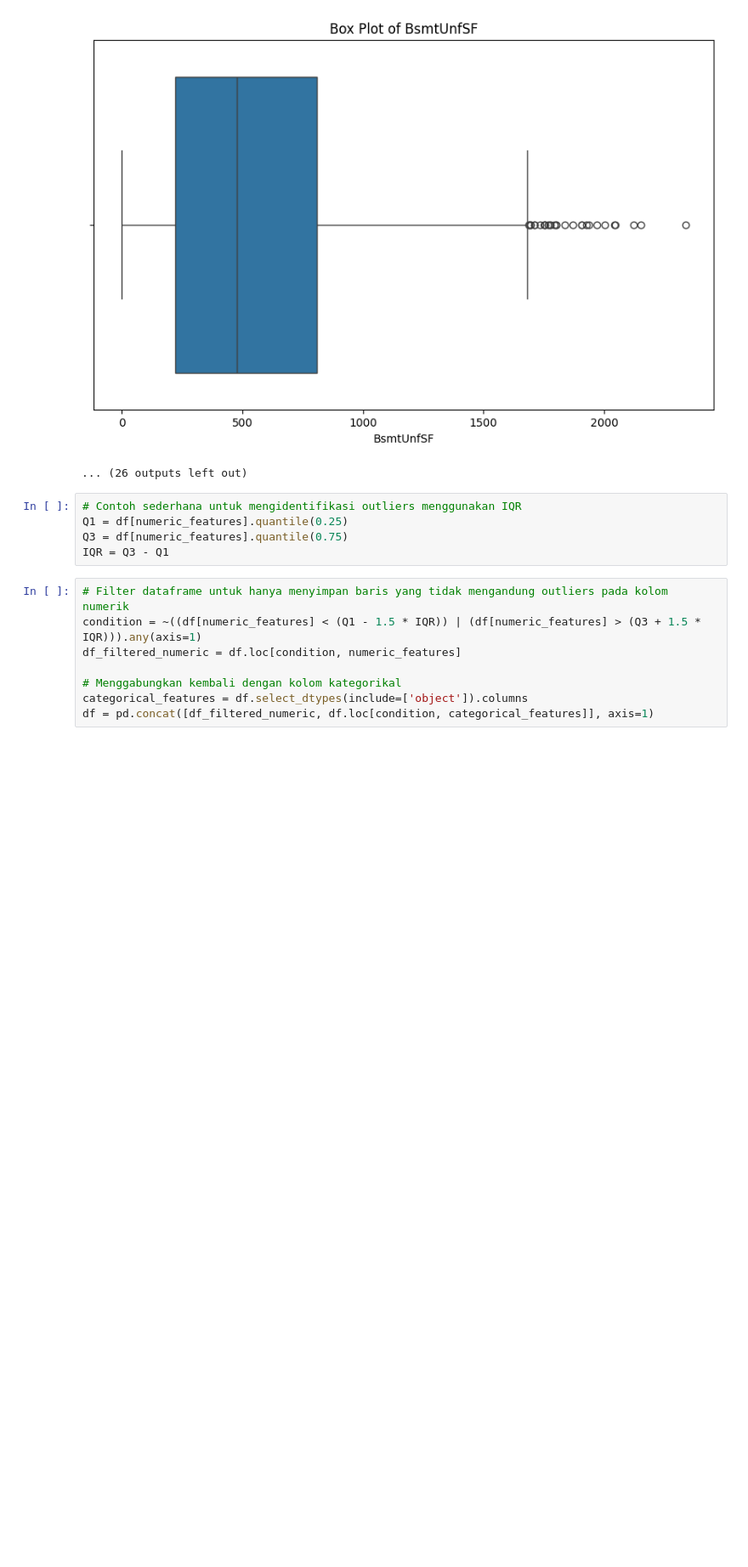
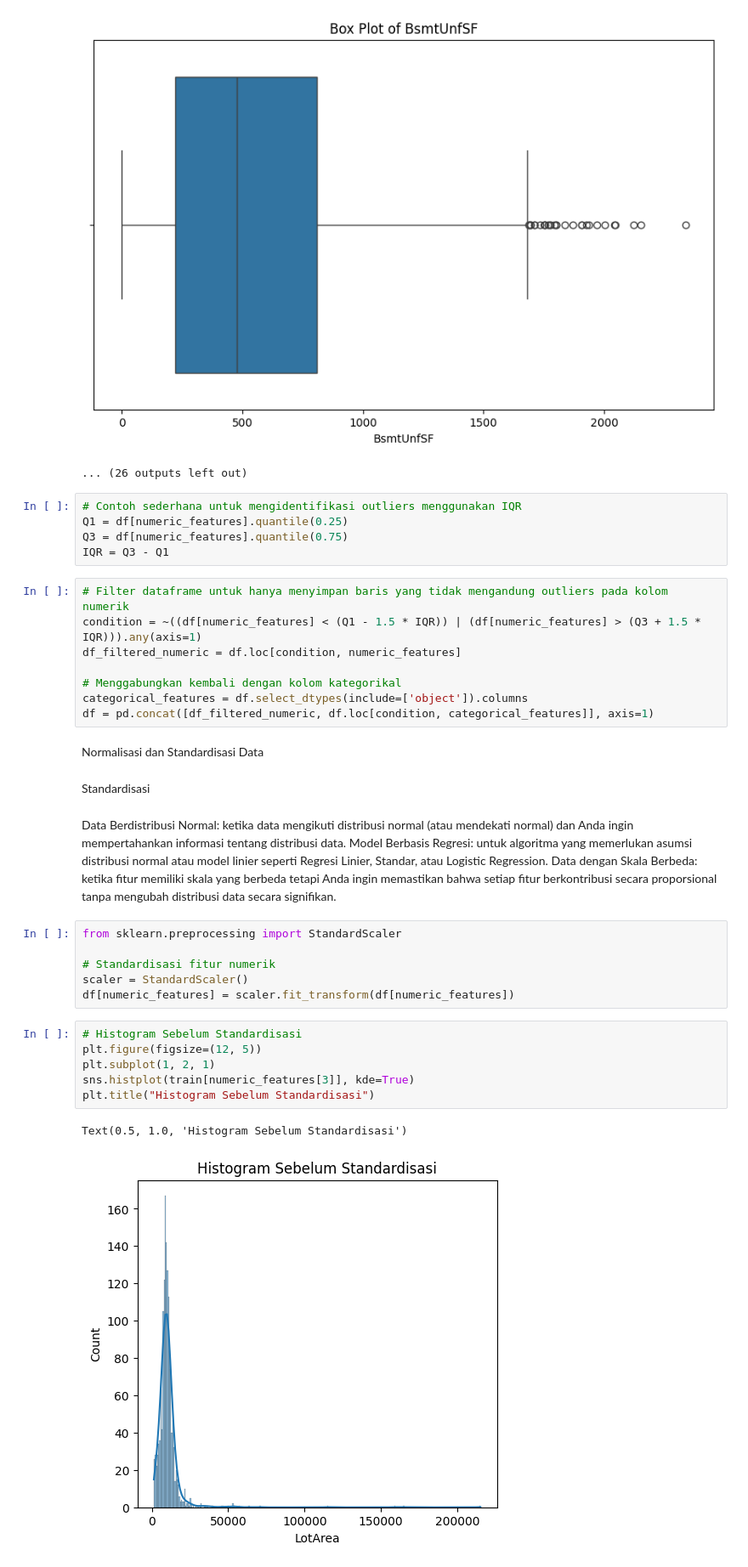
Before and after one commit to MrasyidN/belajarMachineLearning, a Jupyter notebook: latihan.ipynb, the cells around one changed output. Shown at 85% size. Saved outputs shown, nothing was run; the diff lists cells and outputs as text; blank space fills up the shorter version.

```diff
--- a/latihan.ipynb
+++ b/latihan.ipynb
@@ -155,3 +155,26 @@ df_filtered_numeric = df.loc[condition, numeric_features]
 # Menggabungkan kembali dengan kolom kategorikal
 categorical_features = df.select_dtypes(include=['object']).columns
 df = pd.concat([df_filtered_numeric, df.loc[condition, categorical_features]], axis=1)
+# %% [markdown]
+Normalisasi dan Standardisasi Data
+# %% [markdown]
+Standardisasi
+# %% [markdown]
+Data Berdistribusi Normal: ketika data mengikuti distribusi normal (atau mendekati normal) dan Anda ingin mempertahankan informasi tentang distribusi data.
+Model Berbasis Regresi: untuk algoritma yang memerlukan asumsi distribusi normal atau model linier seperti Regresi Linier, Standar, atau Logistic Regression.
+Data dengan Skala Berbeda: ketika fitur memiliki skala yang berbeda tetapi Anda ingin memastikan bahwa setiap fitur berkontribusi secara proporsional tanpa mengubah distribusi data secara signifikan.
+# %%
+from sklearn.preprocessing import StandardScaler
+
+# Standardisasi fitur numerik
+scaler = StandardScaler()
+df[numeric_features] = scaler.fit_transform(df[numeric_features])
+# %%
+# Histogram Sebelum Standardisasi
+plt.figure(figsize=(12, 5))
+plt.subplot(1, 2, 1)
+sns.histplot(train[numeric_features[3]], kde=True)
+plt.title("Histogram Sebelum Standardisasi")
+# %% [output]
+Text(0.5, 1.0, 'Histogram Sebelum Standardisasi')
+[figure, added]
```
Also changed, not shown: parts of 20 cells of this notebook.
